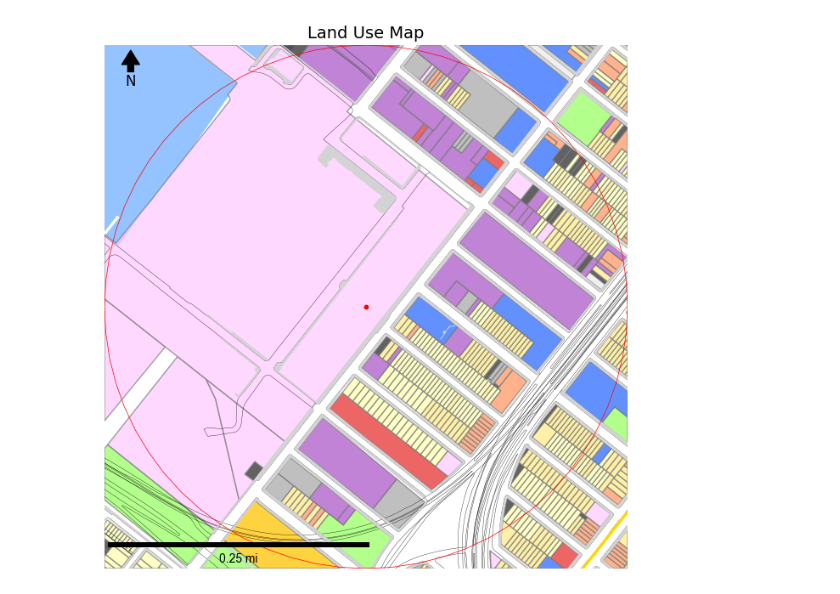
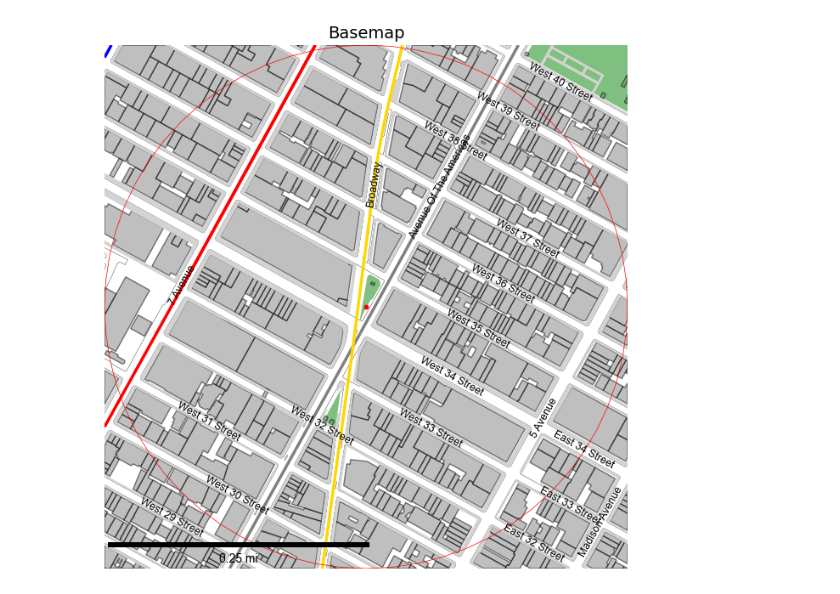
Before and after one commit to orinjames/basemap-generator, a Jupyter notebook: basemap_generator.ipynb, the cells around one changed output. Saved outputs shown, nothing was run; the diff lists cells and outputs as text; code cells hidden in the pictures.

Commit message:
added zoning, streets, minimal labeling

```diff
--- a/basemap_generator.ipynb
+++ b/basemap_generator.ipynb
@@ -31,2 +34,4 @@ paths = {
 }
+# %%
+map_type = input("Enter map type (land_use, base, zoning): ").lower()
 # %%
@@ -68,7 +73,9 @@ map_configs = {
 Establish map centerpoint and buffer range
 '''
 
-location_input = "40.64317496732342, -74.02370556494591"
+location_input = "40.750083109786296, -73.98771867440388"
+# Herald Square: "40.750083109786296, -73.98771867440388"
+# Brooklyn Army Terminal: "40.64317496732342, -74.02370556494591"
 mile = 5280
 
 longitude = float(location_input.split(',')[1].strip())
@@ -122,11 +129,24 @@ def read_with_buffer(path, buffer):
 
     return layer
 
+
+# Layers loaded for all map types
 layers["borough_boundaries"] = read_with_buffer(paths['borough_boundaries'], buffer)
-layers["building_footprints"] = read_with_buffer(paths['building_footprints'], buffer)
 layers["subway_lines"] = read_with_buffer(paths['subway_lines'], buffer)
-layers["pavement_edge"] = read_with_buffer(paths['pavement_edge'], buffer)
-layers["sidewalks"] = read_with_buffer(paths['sidewalks'], buffer)
-layers["pluto"] = read_with_buffer(paths['pluto'], buffer)
-# layers["streets"] = read_with_buffer(paths['streets'], buffer)
-layers["parks"] = read_with_buffer(paths['parks'], buffer)
+
+layers["streets"] = read_with_buffer(paths['streets'], buffer)
+
+
+# Layers loaded for specific map types
+if map_type == "base":
+    layers["building_footprints"] = read_with_buffer(paths['building_footprints'], buffer)
+    layers["pavement_edge"] = read_with_buffer(paths['pavement_edge'], buffer)
+    layers["sidewalks"] = read_with_buffer(paths['sidewalks'], buffer)
+    layers["parks"] = read_with_buffer(paths['parks'], buffer)
+elif map_type == "land_use":
+    layers["pluto"] = read_with_buffer(paths['pluto'], buffer)
+    layers["pavement_edge"] = read_with_buffer(paths['pavement_edge'], buffer)
+    layers["sidewalks"] = read_with_buffer(paths['sidewalks'], buffer)
+elif map_type == "zoning":
+    layers["zoning_districts"] = read_with_buffer(paths['zoning_districts'], buffer)
+    layers["commercial_overlays"] = read_with_buffer(paths['commercial_overlays'], buffer)
@@ -260,9 +288,10 @@ land_use_description_map = {
     None: "none",                                        # None
 }
 
-# Map the column to the color map
-layers['pluto']["land_use_color"] = layers['pluto']["LandUse"].map(land_use_color_map).fillna("none")
-layers['pluto']["land_use_description"] = layers['pluto']["LandUse"].map(land_use_description_map).fillna("none")
+# Add land use color and description
+if map_type == "land_use":
+    layers['pluto']["land_use_color"] = layers['pluto']["LandUse"].map(land_use_color_map).fillna("none")
+    layers['pluto']["land_use_description"] = layers['pluto']["LandUse"].map(land_use_description_map).fillna("none")
 # %%
 '''
 Add scale bar
@@ -324,31 +471,34 @@ for layer_name, style in config["layers"].items():
     else:
         layer.plot(ax=ax, **style)
 
+add_street_labels(ax)
+if map_type == "zoning":
+    add_zoning_district_labels(ax)
 
 # Set extent
 ax.set_xlim(xmin, xmax)
 ax.set_ylim(ymin, ymax)
 
 # Remove axes for a cleaner look - .axis("off") does not work with facecolor
 ax.tick_params(left=False, bottom=False, labelleft=False, labelbottom=False)
 for spine in ax.spines.values():
     spine.set_visible(False)
 
 # --- NORTH ARROW ---
 x, y, arrow_length = 0.05, .99, 0.06  # Position and size in axis fraction
 ax.annotate('N',
     xy=(x, y),
     xytext=(x, y - arrow_length),
     arrowprops=dict(facecolor='black', width=5, headwidth=15),
     ha='center', va='center',
     fontsize=12,
     xycoords=ax.transAxes)
 
 # --- SCALE BAR ---
 scalebar = add_scale_bar()
 ax.add_artist(scalebar)
 scalebar.set_zorder(100)
 
 plt.show()
 # %% [output]
-[figure, old version]
+[figure, new version]
```
Also changed, not shown: parts of 5 cells of this notebook, 2 other files.
